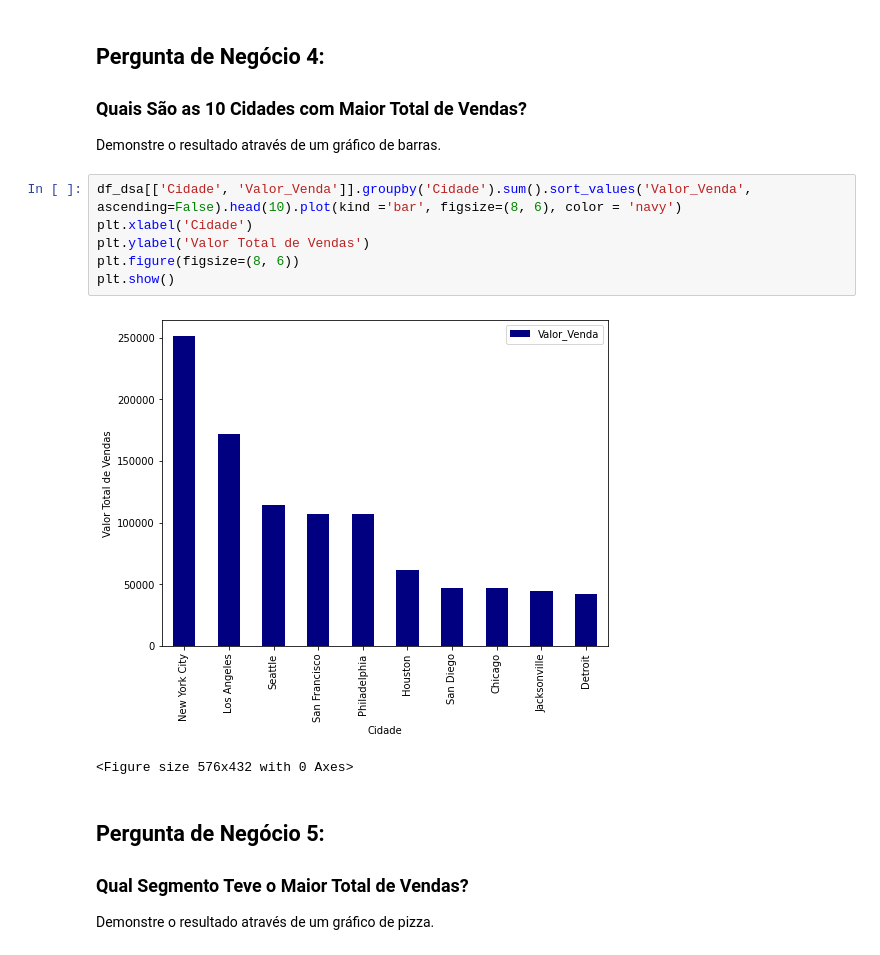
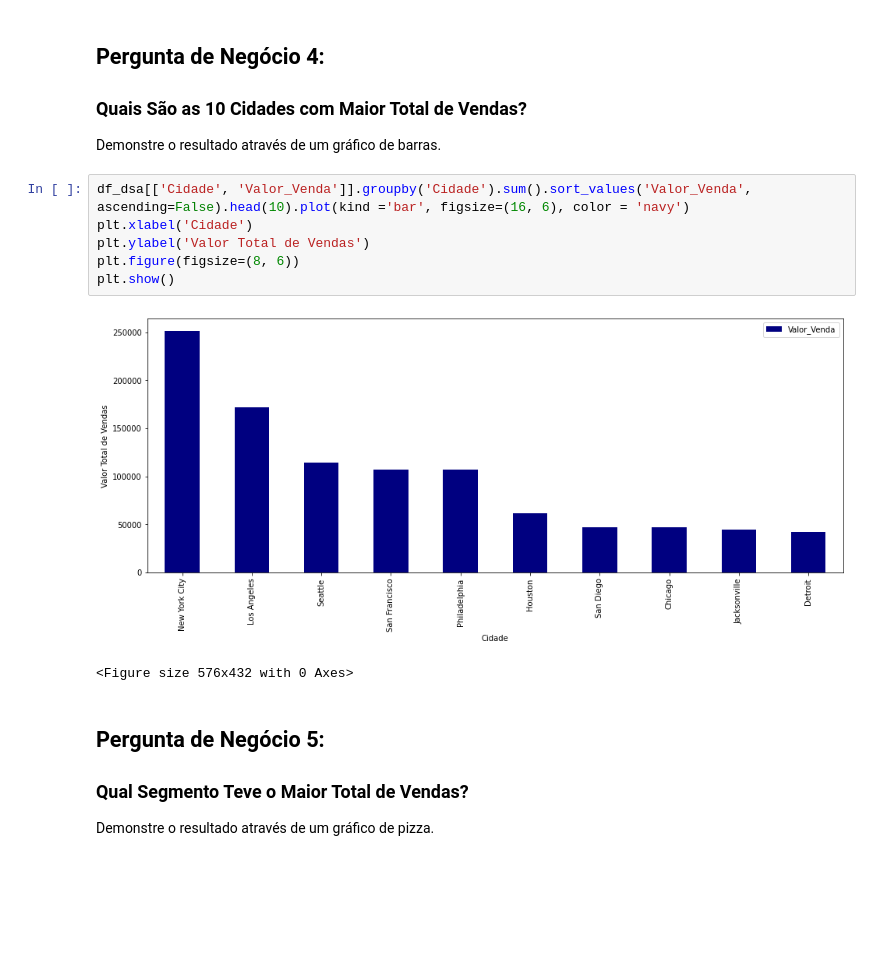
Before and after one commit to pabloj93/labDSA, a Jupyter notebook: Projeto2-Perguntas.ipynb, the cells around one changed output. Saved outputs shown, nothing was run; the diff lists cells and outputs as text; blank space fills up the shorter version.

```diff
--- a/Projeto2-Perguntas.ipynb
+++ b/Projeto2-Perguntas.ipynb
@@ -177,13 +165,13 @@ plt.show()
 
 Demonstre o resultado através de um gráfico de barras.
 # %%
-df_dsa[['Cidade', 'Valor_Venda']].groupby('Cidade').sum().sort_values('Valor_Venda', ascending=False).head(10).plot(kind ='bar', figsize=(8, 6), color = 'navy')
+df_dsa[['Cidade', 'Valor_Venda']].groupby('Cidade').sum().sort_values('Valor_Venda', ascending=False).head(10).plot(kind ='bar', figsize=(16, 6), color = 'navy')
 plt.xlabel('Cidade')
 plt.ylabel('Valor Total de Vendas')
 plt.figure(figsize=(8, 6))
 plt.show()
 # %% [output]
-[figure, old version]
+[figure, new version]
 <Figure size 576x432 with 0 Axes>
 # %% [markdown]
 ## Pergunta de Negócio 5:
```
Also changed, not shown: parts of 3 cells of this notebook.
